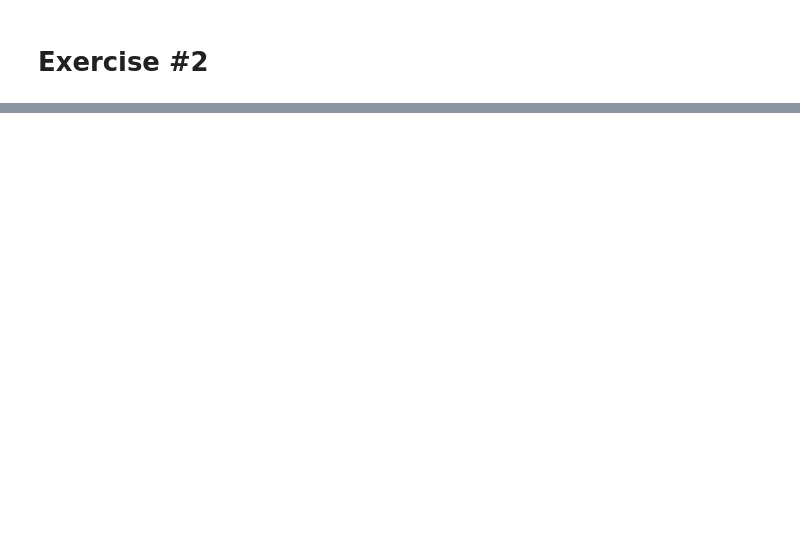
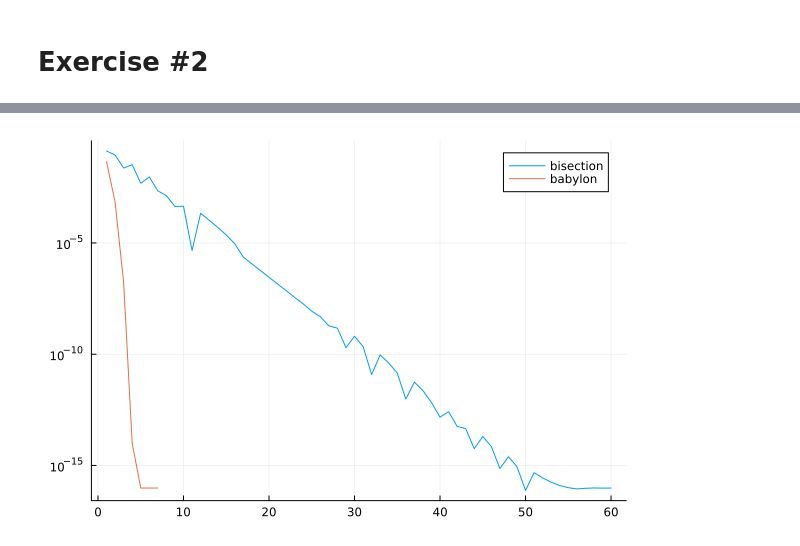
Before and after one commit to YuZiOuO/MIT18.330, a Jupyter notebook: problem_sets/problem set 1.ipynb, the cells around one changed output, grey strips where cells are left out. Saved outputs shown, nothing was run; the diff lists cells and outputs as text; code cells hidden in the pictures; blank space fills up the shorter version.

```diff
--- a/problem_sets/problem set 1.ipynb
+++ b/problem_sets/problem set 1.ipynb
@@ -80,0 +130,6 @@ Any[2.260693715285771e6, 1.1304902836644237e6, 565531.9574821872, 283339.3191177
+# %%
+plot(absdiff.(bisection(f,big(1.1),big(2),1e-18),sqrt(2)),label="bisection")
+plot!(absdiff.(babylon(big(1.1),big(2),1e-75),sqrt(2)),label="babylon")
+plot!(yscale=:log10)
+# %% [output]
+[figure, added]
```
Also changed, not shown: parts of 10 cells of this notebook, 2 other files.
